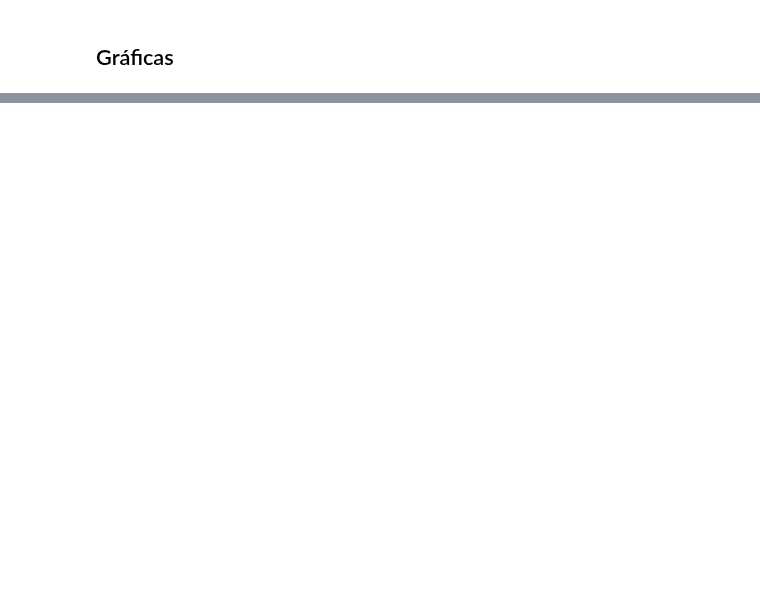
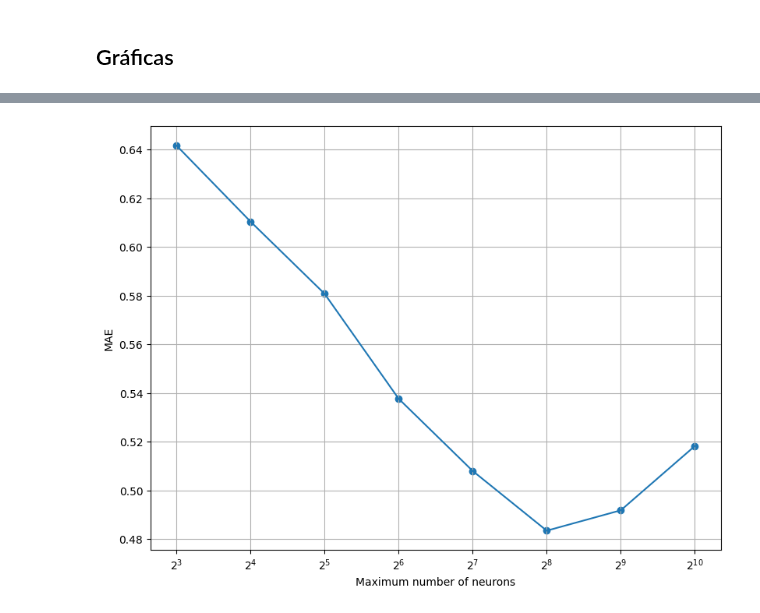
Before and after one commit to jjgranadat/Semillero_SOFA, a Jupyter notebook: ICI_Project/Codes/Histograms/Histograms_Regression.ipynb, the cells around one changed output, grey strips where cells are left out. Cells and saved outputs as stored; diff of their text form; code cells hidden in the pictures; blank space fills up the shorter version.

```diff
--- a/ICI_Project/Codes/Histograms/Histograms_Regression.ipynb
+++ b/ICI_Project/Codes/Histograms/Histograms_Regression.ipynb
@@ -687,0 +598,12 @@ plt.savefig("hist_classes.svg", format="svg", transparent=True, bbox_inches="tig
+# %%
+# Find better model
+scores = []
+for activations in hidden_layers:
+    for neurons in max_neurons:
+        for osnr in osnr_lst:
+            act_fn_name = "".join([s[0] for s in activations])
+            score = np.mean(histograms_reg_results[act_fn_name][neurons][osnr]["mae"]["test"])
+            scores.append((score, [act_fn_name, neurons, osnr]))
+scores.sort(key=lambda x: x[0])
+better_models_df = pl.dataframe.DataFrame(scores)
+better_models_df.head(25)
@@ -687,0 +792,3 @@ plt.savefig("hist_classes.svg", format="svg", transparent=True, bbox_inches="tig
+# %%
+new_df = df[int(len(df)*0.1):]
+print(new_df)
@@ -687,0 +812,30 @@ plt.savefig("hist_classes.svg", format="svg", transparent=True, bbox_inches="tig
+# %%
+try:
+    histograms_reg_results_production = sofa.load_hdf5("histograms_reg_results_production.h5")
+except:
+    print("Error loading from file, creating a new dictionary")
+    histograms_reg_results_production = defaultdict(defaultdict(defaultdict(defaultdict().copy).copy).copy)
+
+# Evaluar
+for activations in hidden_layers:
+    for neurons in max_neurons:
+        for osnr in osnr_lst:
+            args = {"data": new_df, "n_splits": 5, "max_neurons": int(neurons), "activations": activations, "use_osnr": True if osnr == "osnr" else False}
+            act_fn_name = "".join([s[0] for s in activations])
+            if histograms_reg_results_production[act_fn_name][neurons][osnr] == defaultdict():
+                # Get results
+                results = test_estimation_model(**args)
+                # Serialize model
+                results["model"] = [utils.serialize_keras_object(model) for model in results["model"]]
+                # Save serialized model for serialization
+                histograms_reg_results_production[act_fn_name][neurons][osnr] = results
+                # Save results with serialized model
+                print("Saving results...")
+                sofa.save_hdf5(histograms_reg_results_production, "histograms_reg_results_production.h5")
+                print("Results saved!")
+# %%
+neurons_avg_results = [np.mean(get_test_mae_by_neurons(histograms_reg_results_production, neurons)) for neurons in max_neurons]
+x = list(map(int, max_neurons))
+plot_results(x, neurons_avg_results, "Maximum number of neurons", log=True)
+# %% [output]
+[figure, added]
```
Also changed, not shown: parts of 34 cells of this notebook, 1 other file.
